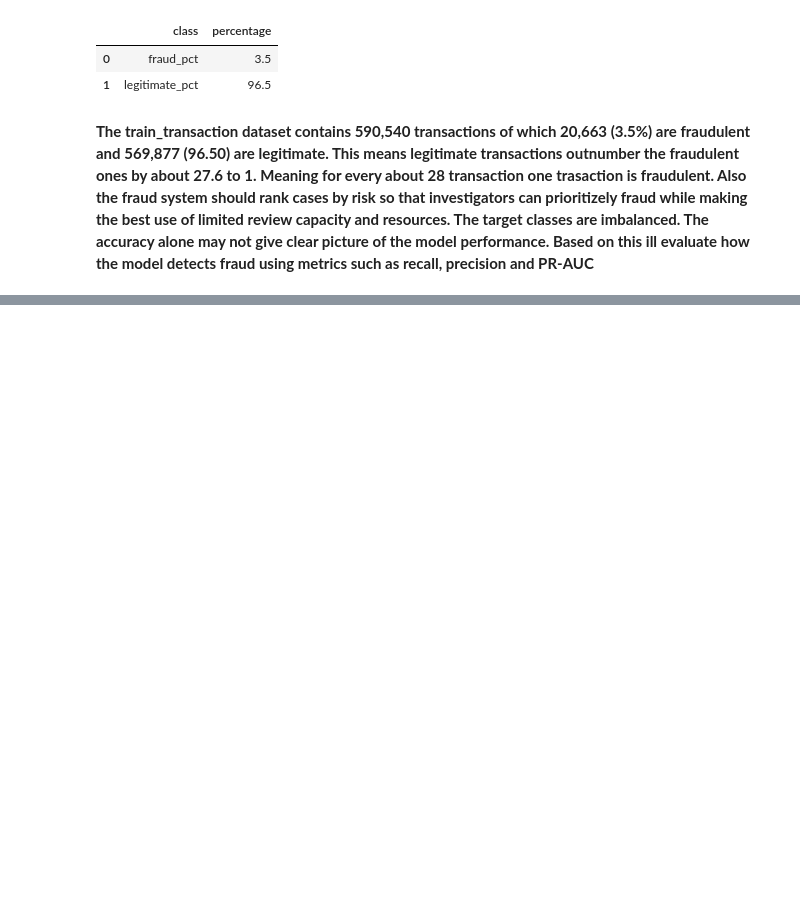
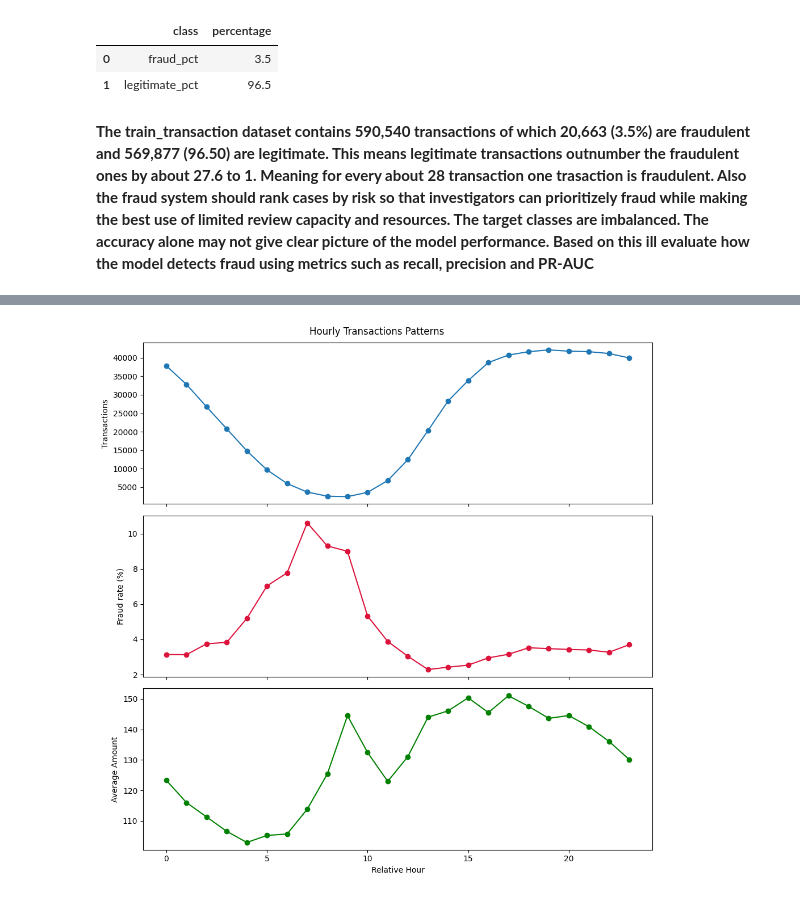
Before and after one commit to Vincent-kiptoo/IEEE-CIS-Fraud-Prioritization, a Jupyter notebook: notebooks/02_exploratory_data_analysis.ipynb, the cells around one changed output, grey strips where cells are left out. Cells and saved outputs as stored; diff of their text form; code cells hidden in the pictures; blank space fills up the shorter version.

```diff
--- a/notebooks/02_exploratory_data_analysis.ipynb
+++ b/notebooks/02_exploratory_data_analysis.ipynb
@@ -148,0 +214,26 @@ fraud_distribution
+# %%
+query = """
+
+SELECT
+    hourly_transaction % 24 AS relative_hour,
+
+    COUNT(*) AS transaction_count,
+
+    ROUND(SUM(TransactionAmt), 3) AS total_transaction_amount,
+
+    ROUND(AVG(TransactionAmt), 3) AS average_transaction_amount,
+
+    SUM(CASE WHEN isFraud = 1 THEN 1 ELSE 0 END) AS fraud_count,
+
+    ROUND(100.0 * SUM(CASE WHEN isFraud = 1 THEN 1 ELSE 0 END) / NULLIF(COUNT(*), 0),3) AS fraud_rate_pct
+
+FROM transaction_periods
+
+GROUP BY relative_hour
+
+ORDER BY relative_hour;
+
+
+"""
+hourly_transactions = conn.execute(query).fetchdf()
+hourly_transactions
@@ -148,0 +258,19 @@ fraud_distribution
+# %%
+from matplotlib.figure import Figure
+
+fig: Figure
+fig, axes = plt.subplots(3, 1, figsize=(10, 10), sharex=True)
+axes[0].plot(hourly_transactions["relative_hour"], hourly_transactions["transaction_count"], marker="o")
+axes[0].set_ylabel("Transactions")
+axes[1].plot(hourly_transactions["relative_hour"], hourly_transactions["fraud_rate_pct"], color="crimson", marker="o")
+axes[1].set_ylabel("Fraud rate (%)")
+axes[2].plot(hourly_transactions["relative_hour"], hourly_transactions["average_transaction_amount"], marker="o", color="green")
+axes[2].set_ylabel("Average Amount")
+axes[2].set_xlabel("Relative Hour")
+axes[2].title
+
+fig.suptitle("Hourly Transactions Patterns")
+plt.tight_layout()
+plt.show()
+# %% [output]
+[figure, added]
```
Also changed, not shown: parts of 7 cells of this notebook.
